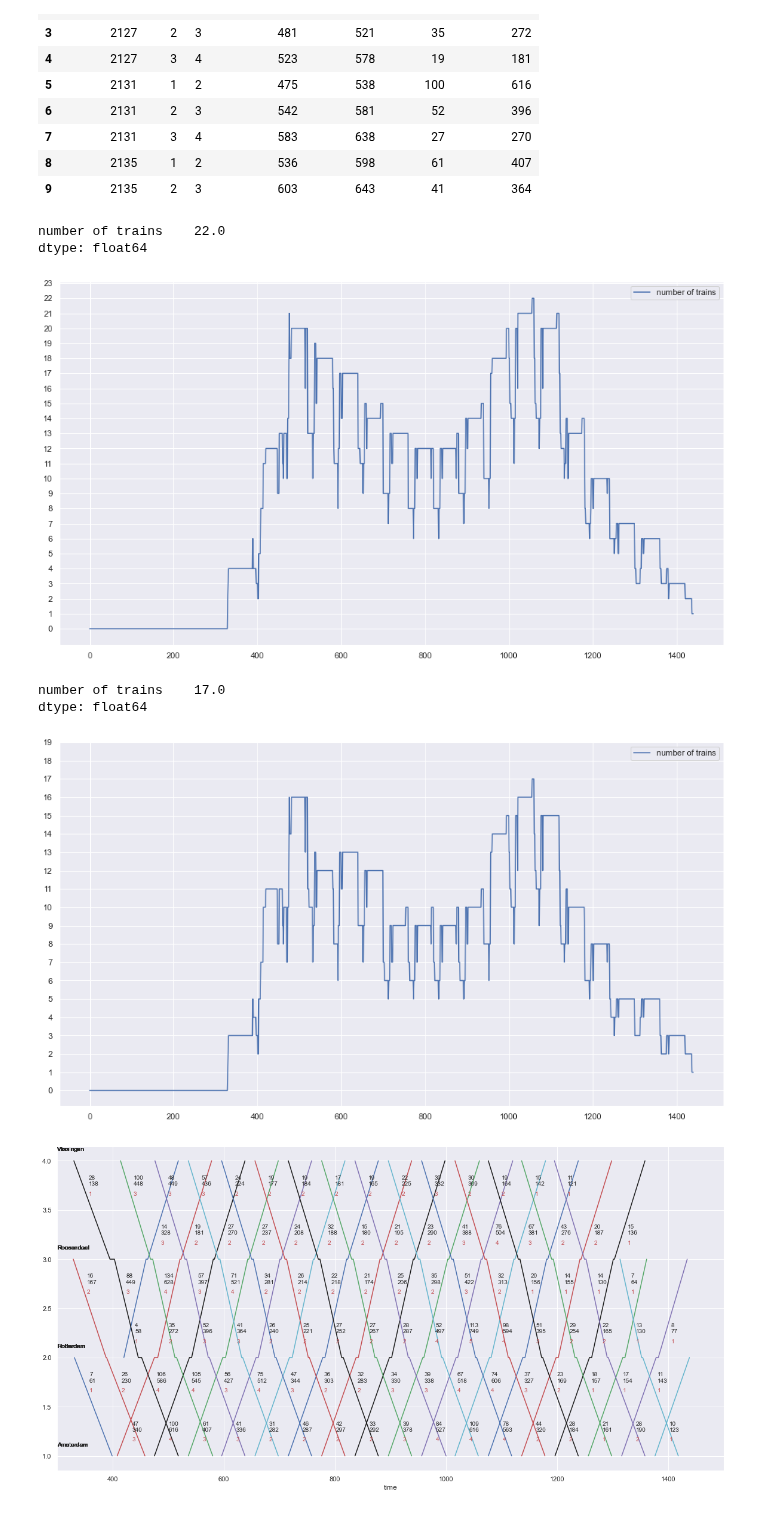
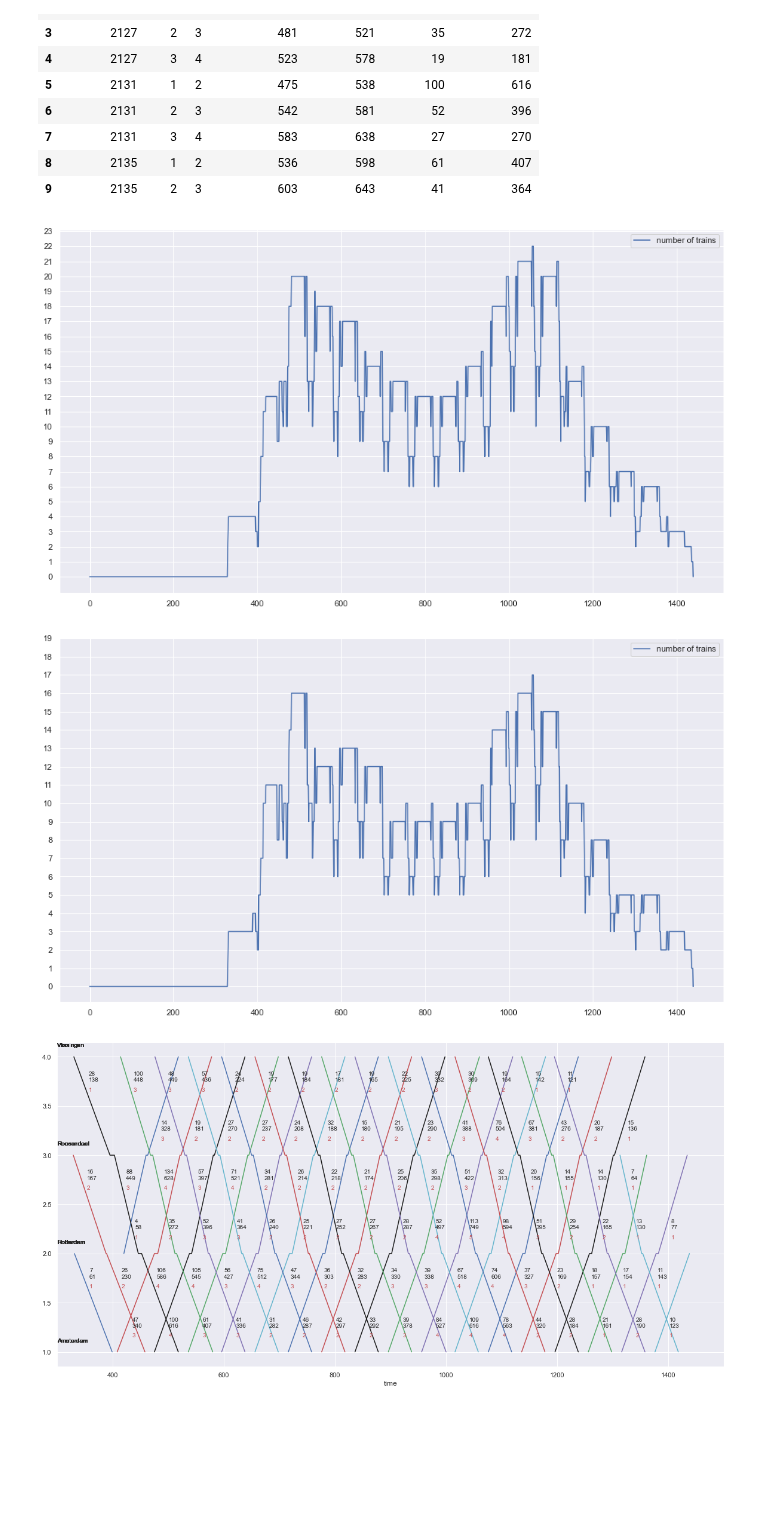
Before and after one commit to Sun-flowerSamurai/train-modelling, a Jupyter notebook: loading_train_data.ipynb, the cells around one changed output. Drawn from its saved outputs; the diff is of its cells as text; code cells hidden in the pictures; blank space fills up the shorter version.

```diff
--- a/loading_train_data.ipynb
+++ b/loading_train_data.ipynb
@@ -86,29 +86,21 @@ def trains_at_t(schedule: pd.DataFrame, train_type: Tuple[int, int]) -> pd.DataF
         stop = row[4]
 
 
-        df.loc[start:stop+1, 'number of trains'] += min_trains(row, train_type=train_type)
+        df.loc[start:stop, 'number of trains'] += min_trains(row, train_type=train_type)
 
     return df
 # %%
-type_3_trains_at_t = trains_at_t(df, type_3_train)
-print(type_3_trains_at_t.max())
-ax = type_3_trains_at_t.plot(figsize=(16,9))
+ax = trains_at_t(df, type_3_train).plot(figsize=(16,9))
 start, end = ax.get_ylim()
 ax.yaxis.set_ticks(range(24));
 # %% [output]
-number of trains    22.0
-dtype: float64
-[figure, old version]
+[figure, new version]
 # %%
-type_4_trains_at_t = trains_at_t(df, type_4_train)
-print(type_4_trains_at_t.max())
-ax = type_4_trains_at_t.plot(figsize=(16,9))
+ax = trains_at_t(df, type_4_train).plot(figsize=(16,9))
 start, end = ax.get_ylim()
 ax.yaxis.set_ticks(range(20));
 # %% [output]
-number of trains    17.0
-dtype: float64
-[figure, old version]
+[figure, new version]
 # %%
 def create_trains_dict(schedulce: pd.DataFrame) -> dict:
     """Creates a dict with an entry for every train_number in schedule
```
Also changed, not shown: 1 other file.
